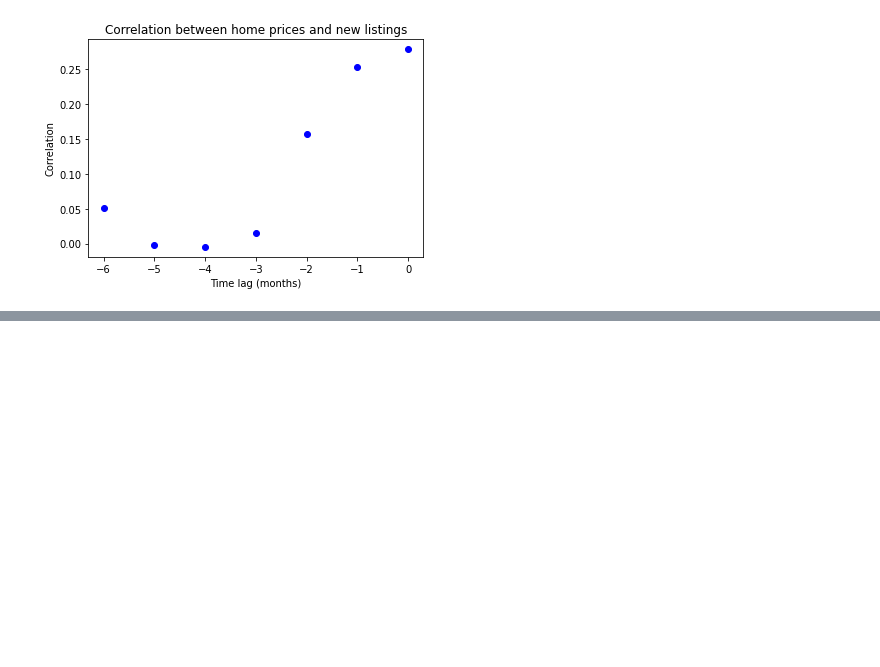
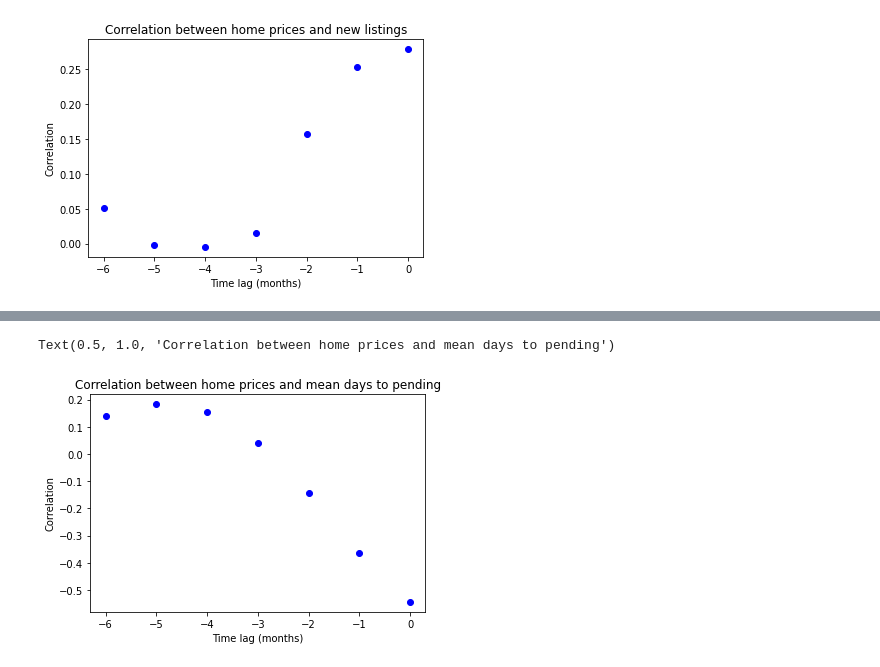
Before and after one commit to ArianeDucellier/forecasting, a Jupyter notebook: EDA.ipynb, the cells around one changed output, grey strips where cells are left out. Cells and saved outputs as stored; diff of their text form; code cells hidden in the pictures; blank space fills up the shorter version.

```diff
--- a/EDA.ipynb
+++ b/EDA.ipynb
@@ -308,0 +399,10 @@ Text(0.5, 1.0, 'Correlation between home prices and new listings')
+# %%
+my_corr = rolling_corr(target_growth[['date', 'United States']],
+                       feature[['date', 'United States']], 6)
+plt.plot(np.arange(-6, 1), np.flip(my_corr), 'bo')
+plt.xlabel('Time lag (months)')
+plt.ylabel('Correlation')
+plt.title('Correlation between home prices and mean days to pending')
+# %% [output]
+Text(0.5, 1.0, 'Correlation between home prices and mean days to pending')
+[figure, added]
```
Also changed, not shown: parts of 71 cells of this notebook, 2 other files.
